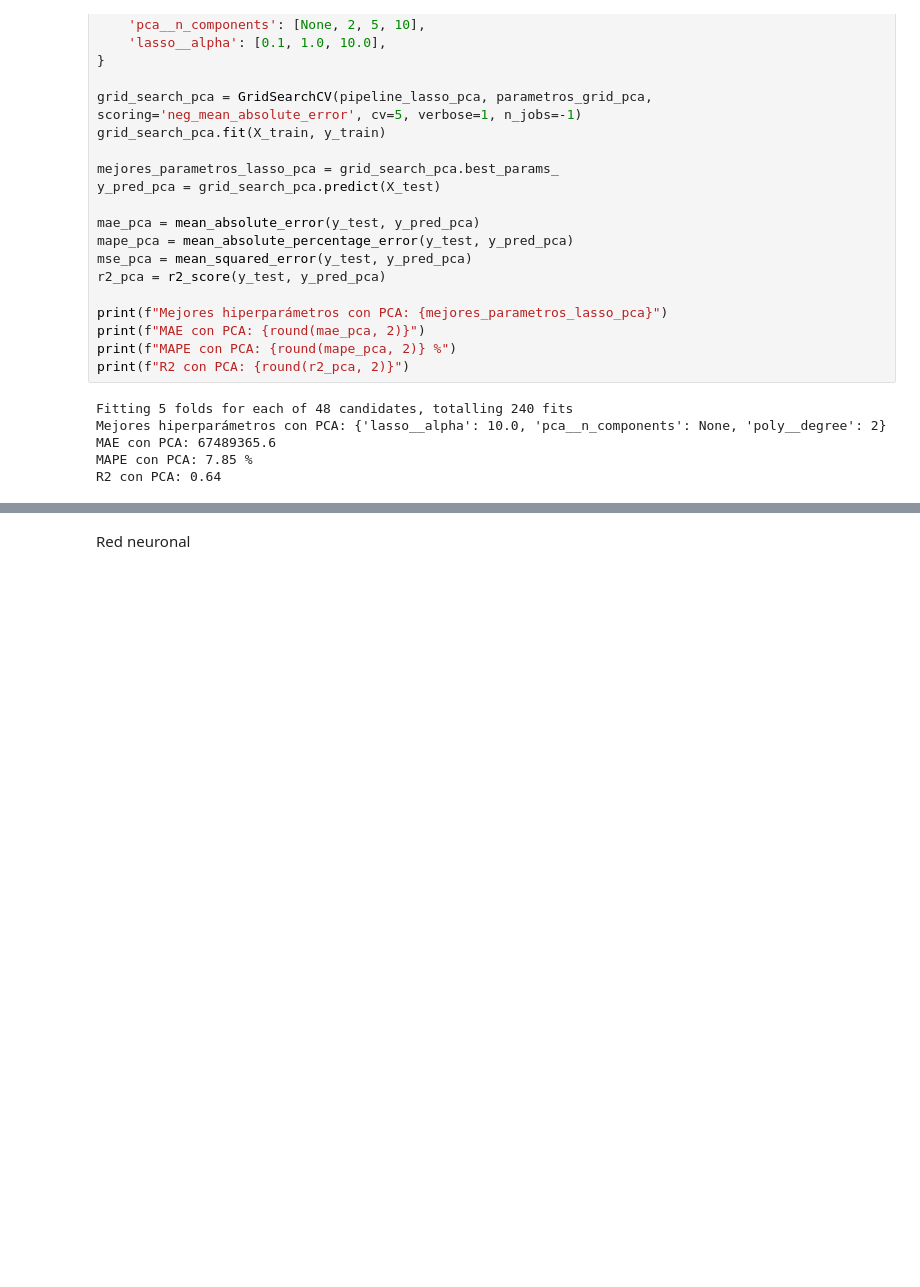
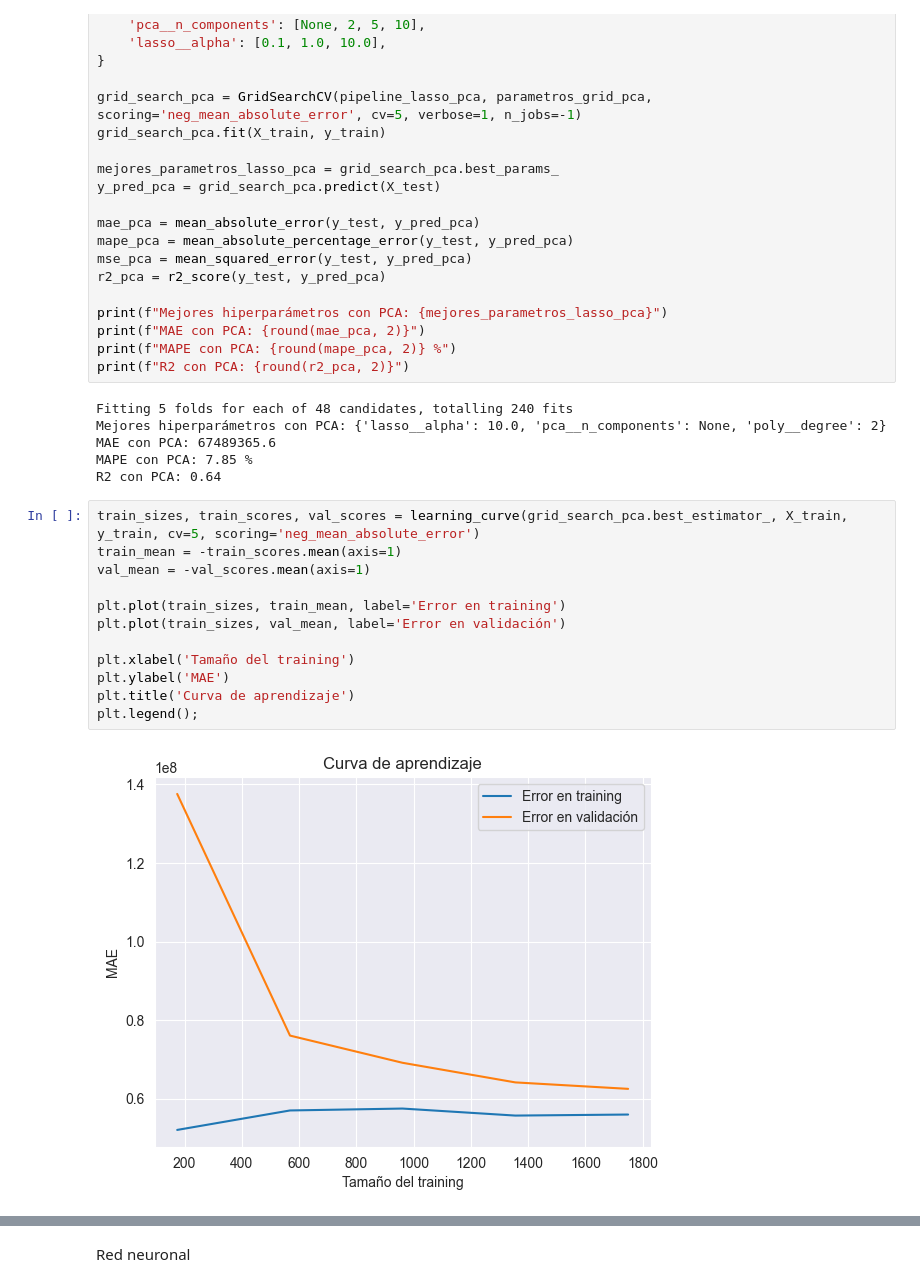
Before and after one commit to Alexcamposochoa/ML_Prediccion_facutracion_cine, a Jupyter notebook: docs/Memoria.ipynb, the cells around one changed output, grey strips where cells are left out. Saved outputs shown, nothing was run; the diff lists cells and outputs as text; blank space fills up the shorter version.

```diff
--- a/docs/Memoria.ipynb
+++ b/docs/Memoria.ipynb
@@ -6424,3 +6441,17 @@ Mejores hiperparámetros con PCA: {'lasso__alpha': 10.0, 'pca__n_components': No
 MAE con PCA: 67489365.6
 MAPE con PCA: 7.85 %
 R2 con PCA: 0.64
+# %%
+train_sizes, train_scores, val_scores = learning_curve(grid_search_pca.best_estimator_, X_train, y_train, cv=5, scoring='neg_mean_absolute_error')
+train_mean = -train_scores.mean(axis=1)
+val_mean = -val_scores.mean(axis=1)
+
+plt.plot(train_sizes, train_mean, label='Error en training')
+plt.plot(train_sizes, val_mean, label='Error en validación')
+
+plt.xlabel('Tamaño del training')
+plt.ylabel('MAE')
+plt.title('Curva de aprendizaje')
+plt.legend();
+# %% [output]
+[figure, added]
```
Also changed, not shown: parts of 11 cells of this notebook, 7 other files.
